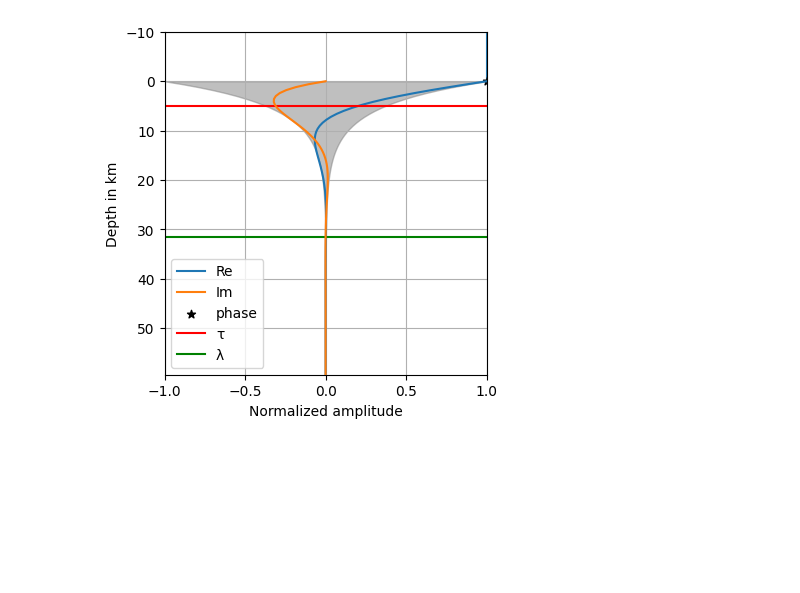
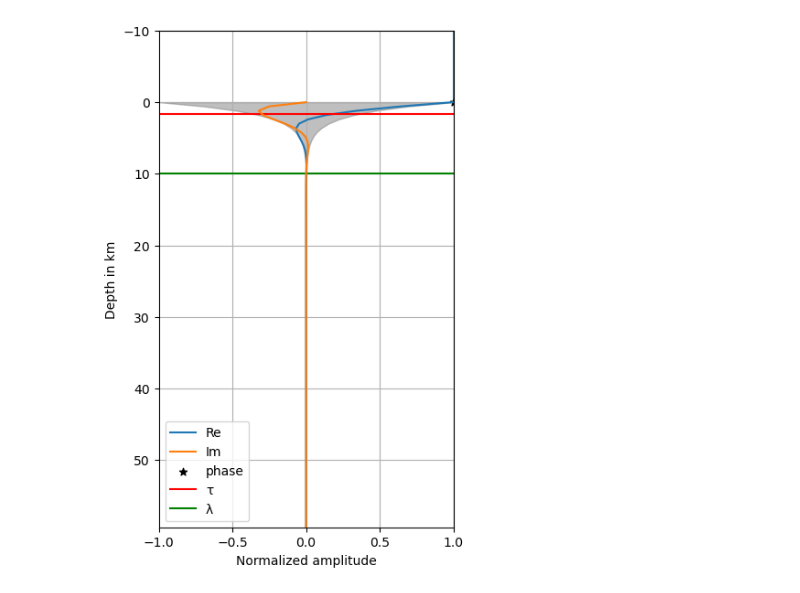
Before and after one commit to ruboerner/ThEM, a Jupyter notebook: animated_skindepth.ipynb, the cells around one changed output. Drawn from its saved outputs; the diff is of its cells as text; code cells hidden in the pictures; blank space fills up the shorter version.

```diff
--- a/animated_skindepth.ipynb
+++ b/animated_skindepth.ipynb
@@ -6,7 +6,7 @@ from matplotlib.animation import FuncAnimation
 def h(z, a, b, w, t):
     return np.exp(-1j * a * z) * np.exp(-b * z) * np.exp(1j * w * t)
 
-T = 1.0
+T = 0.1
 w = 2 * np.pi / T
 sigma = 1e-2
 mu = np.pi * 4e-7
@@ -45,33 +47,38 @@ ani.save('animation.gif')
 # %%
-fig, ax = plt.subplots(figsize=(4, 4), layout='constrained')
+fig, ax = plt.subplots(figsize=(4, 6), layout='constrained')
 t = 0
+Fs = 60.0
+duration = 5
 hsub = h(zz, a, b, w, t)
 hr, = ax.plot(np.real(hsub), zz/1000, label='Re', zorder=2)
 hi, = ax.plot(np.imag(hsub), zz/1000, label='Im', zorder=3)
 hair = np.ones_like(zair) * np.exp(1j * w * t)
 ha, = ax.plot(np.real(hair), zair/1000, color='C0', label='', zorder=1)
 ax.fill_betweenx(zz/1000, -np.exp(-b * zz), np.exp(-b * zz), color='grey', alpha=0.5, label='')
 zp = w * t / a if a > 0.0 else np.max(zz) + w * t / a
 st = ax.scatter(np.real(h(zp, a, b, w, t)), zp/1000, marker='*', color='black', label='phase')
 ax.axhline(y=tau/1000, color='red', label='τ')
 ax.axhline(y=2*np.pi*tau/1000, color='green', label='λ')
 ax.set_ylabel('Depth in km')
 ax.set_xlabel('Normalized amplitude')
 ax.set_xlim(-1.0, 1.0)
 ax.set_ylim(min(zair)/1000, max(zz)/1000)
 ax.invert_yaxis()
 ax.grid()
 ax.legend(loc='lower left')
 
 def update(frame):
-    t = frame * T / 100.0
+    t = frame * 1 / Fs
+    zp = w * t / a if a > 0.0 else np.max(zz) + w * t / a
     hsub = h(zz, a, b, w, t)
     hr.set_xdata(hsub.real)
     hi.set_xdata(hsub.imag)
     hair = np.ones_like(zair) * np.exp(1j * w * t)
     ha.set_xdata(hair.real)
+    st.set_offsets(np.c_[np.real(h(zp, a, b, w, t)), zp / 1000])
+    # st.set_ydata([zp / 1000])
 
-ani = FuncAnimation(fig, update, frames=100, interval=50)
+ani = FuncAnimation(fig, update, frames=int(duration * Fs), interval=1000/Fs)
 # %% [output]
-[figure, old version]
+[figure, new version]
 # %%
```
Also changed, not shown: parts of 2 cells of this notebook, 25 other files.
